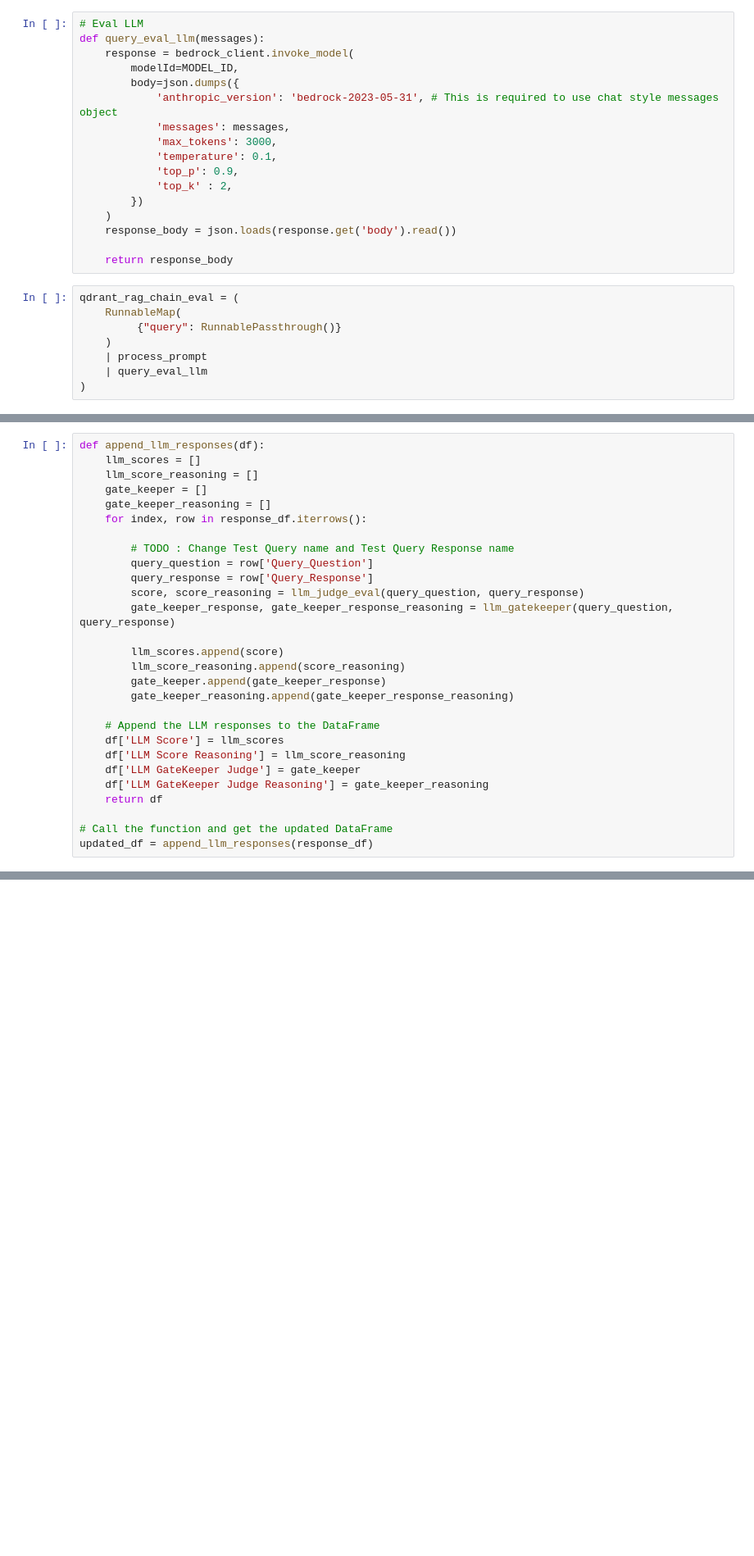
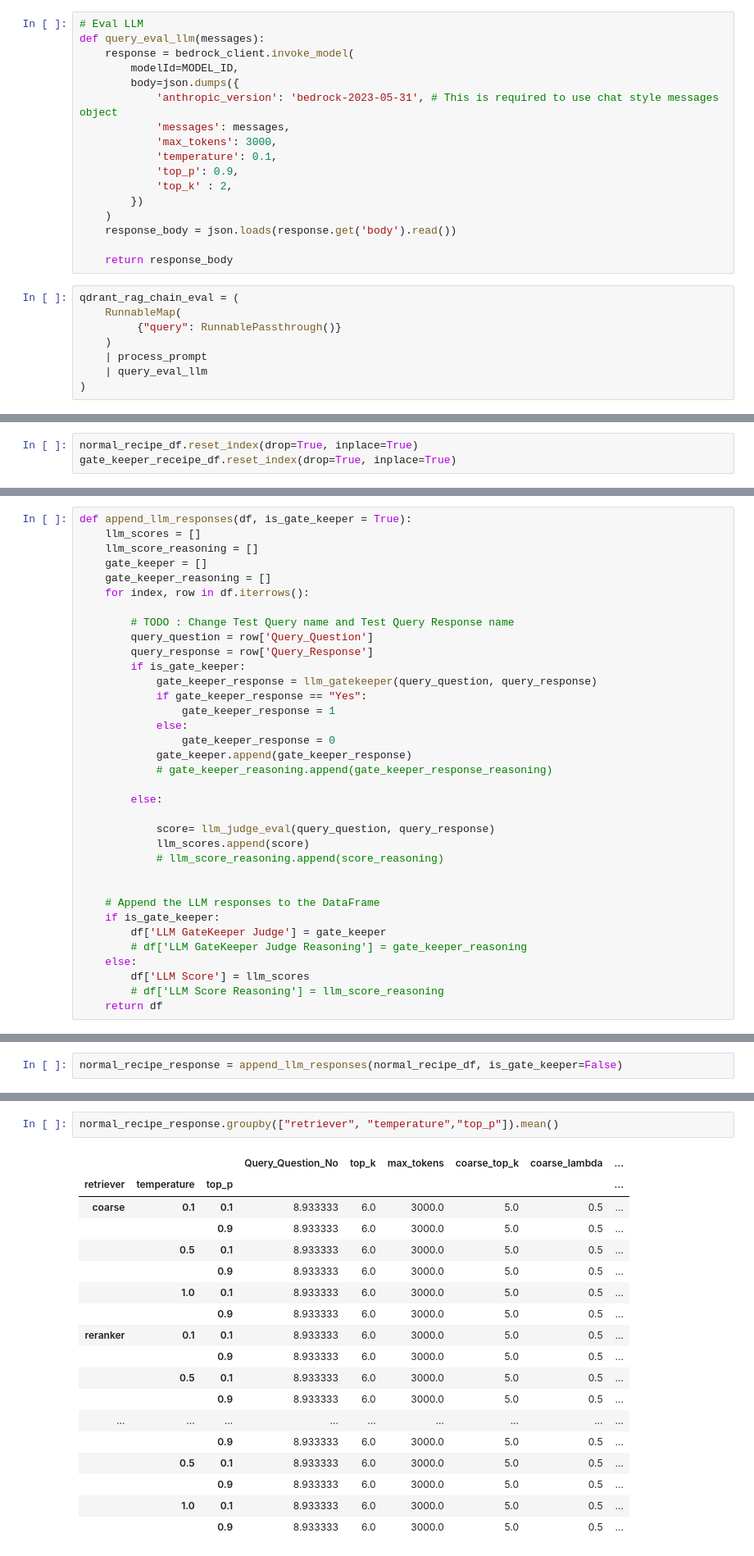
Before and after one commit to devinsuy/Enterprise-RAG, a Jupyter notebook: notebooks/eval_pipeline.ipynb, the cells around one changed output, grey strips where cells are left out. Shown at 82% size. Drawn from its saved outputs; the diff is of its cells as text; blank space fills up the shorter version.

Commit message:
Update Eval notebook
Update Eval notebook with all configuration evaluations

```diff
--- a/notebooks/eval_pipeline.ipynb
+++ b/notebooks/eval_pipeline.ipynb
@@ -80,0 +155,3 @@ response_df = response_df.transpose()
+# %%
+normal_recipe_df.reset_index(drop=True, inplace=True)
+gate_keeper_receipe_df.reset_index(drop=True, inplace=True)
@@ -172,28 +286,35 @@ def llm_gatekeeper(query_question, query_response):
 # %%
-def append_llm_responses(df):
+def append_llm_responses(df, is_gate_keeper = True):
     llm_scores = []
     llm_score_reasoning = []
     gate_keeper = []
     gate_keeper_reasoning = []
-    for index, row in response_df.iterrows():
+    for index, row in df.iterrows():
 
         # TODO : Change Test Query name and Test Query Response name
         query_question = row['Query_Question']
         query_response = row['Query_Response']
-        score, score_reasoning = llm_judge_eval(query_question, query_response)
-        gate_keeper_response, gate_keeper_response_reasoning = llm_gatekeeper(query_question, query_response)
+        if is_gate_keeper:
+            gate_keeper_response = llm_gatekeeper(query_question, query_response)
+            if gate_keeper_response == "Yes":
+                gate_keeper_response = 1
+            else:
+                gate_keeper_response = 0
+            gate_keeper.append(gate_keeper_response)
+            # gate_keeper_reasoning.append(gate_keeper_response_reasoning)
 
-        llm_scores.append(score)
-        llm_score_reasoning.append(score_reasoning)
-        gate_keeper.append(gate_keeper_response)
-        gate_keeper_reasoning.append(gate_keeper_response_reasoning)
+        else:
+
+            score= llm_judge_eval(query_question, query_response)
+            llm_scores.append(score)
+            # llm_score_reasoning.append(score_reasoning)
+
 
     # Append the LLM responses to the DataFrame
-    df['LLM Score'] = llm_scores
-    df['LLM Score Reasoning'] = llm_score_reasoning
-    df['LLM GateKeeper Judge'] = gate_keeper
-    df['LLM GateKeeper Judge Reasoning'] = gate_keeper_reasoning
+    if is_gate_keeper:
+        df['LLM GateKeeper Judge'] = gate_keeper
+        # df['LLM GateKeeper Judge Reasoning'] = gate_keeper_reasoning
+    else:
+        df['LLM Score'] = llm_scores
+        # df['LLM Score Reasoning'] = llm_score_reasoning
     return df
-
-# Call the function and get the updated DataFrame
-updated_df = append_llm_responses(response_df)
@@ -224,0 +342,2 @@ updated_df
+# %%
+normal_recipe_response = append_llm_responses(normal_recipe_df, is_gate_keeper=False)
@@ -224,0 +416,21 @@ updated_df
+# %%
+normal_recipe_response.groupby(["retriever", "temperature","top_p"]).mean()
+# %% [output]
+|  |  |  | Query_Question_No | top_k | max_tokens | coarse_top_k | coarse_lambda | ... |
+| retriever | temperature | top_p |  |  |  |  |  | ... |
+| coarse | 0.1 | 0.1 | 8.933333 | 6.0 | 3000.0 | 5.0 | 0.5 | ... |
+|  |  | 0.9 | 8.933333 | 6.0 | 3000.0 | 5.0 | 0.5 | ... |
+|  | 0.5 | 0.1 | 8.933333 | 6.0 | 3000.0 | 5.0 | 0.5 | ... |
+|  |  | 0.9 | 8.933333 | 6.0 | 3000.0 | 5.0 | 0.5 | ... |
+|  | 1.0 | 0.1 | 8.933333 | 6.0 | 3000.0 | 5.0 | 0.5 | ... |
+|  |  | 0.9 | 8.933333 | 6.0 | 3000.0 | 5.0 | 0.5 | ... |
+| reranker | 0.1 | 0.1 | 8.933333 | 6.0 | 3000.0 | 5.0 | 0.5 | ... |
+|  |  | 0.9 | 8.933333 | 6.0 | 3000.0 | 5.0 | 0.5 | ... |
+|  | 0.5 | 0.1 | 8.933333 | 6.0 | 3000.0 | 5.0 | 0.5 | ... |
+|  |  | 0.9 | 8.933333 | 6.0 | 3000.0 | 5.0 | 0.5 | ... |
+| ... | ... | ... | ... | ... | ... | ... | ... | ... |
+|  |  | 0.9 | 8.933333 | 6.0 | 3000.0 | 5.0 | 0.5 | ... |
+|  | 0.5 | 0.1 | 8.933333 | 6.0 | 3000.0 | 5.0 | 0.5 | ... |
+|  |  | 0.9 | 8.933333 | 6.0 | 3000.0 | 5.0 | 0.5 | ... |
+|  | 1.0 | 0.1 | 8.933333 | 6.0 | 3000.0 | 5.0 | 0.5 | ... |
+|  |  | 0.9 | 8.933333 | 6.0 | 3000.0 | 5.0 | 0.5 | ... |
```
Also changed, not shown: parts of 40 cells of this notebook, 2 other files.
